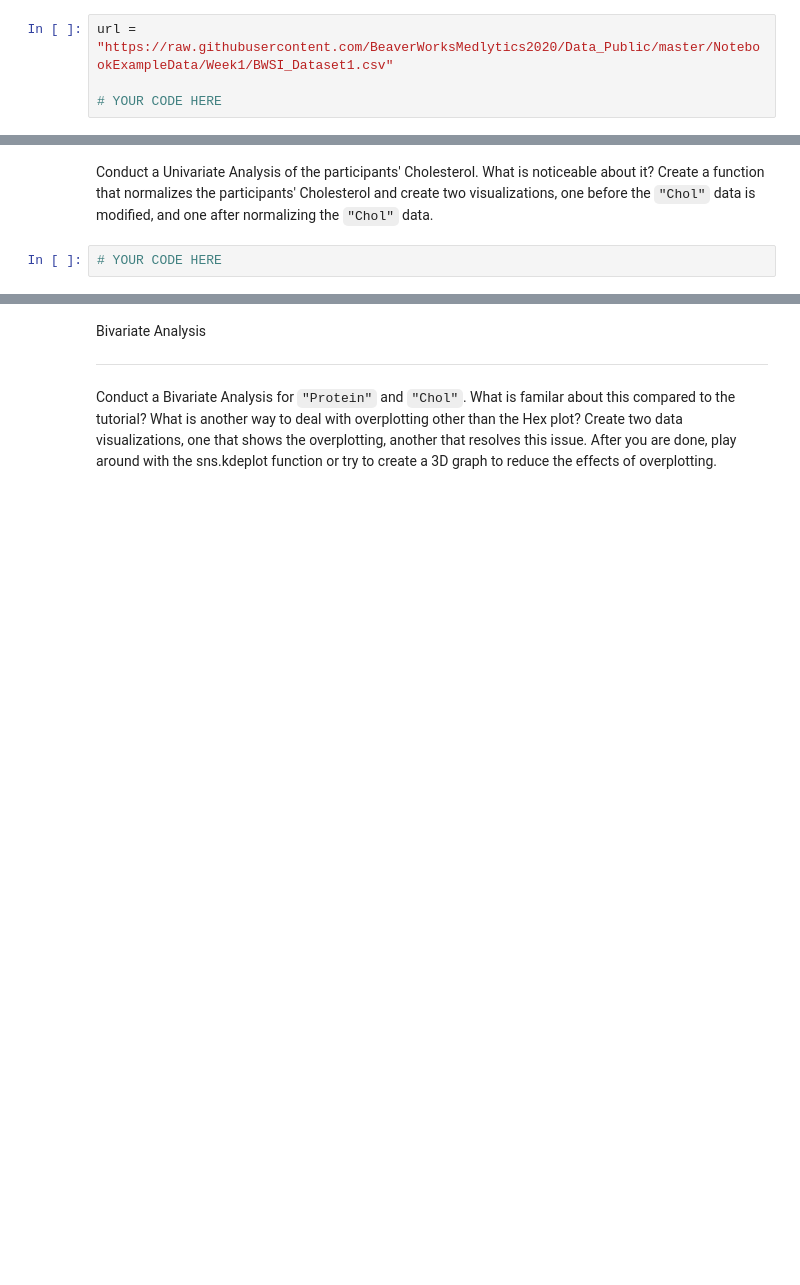
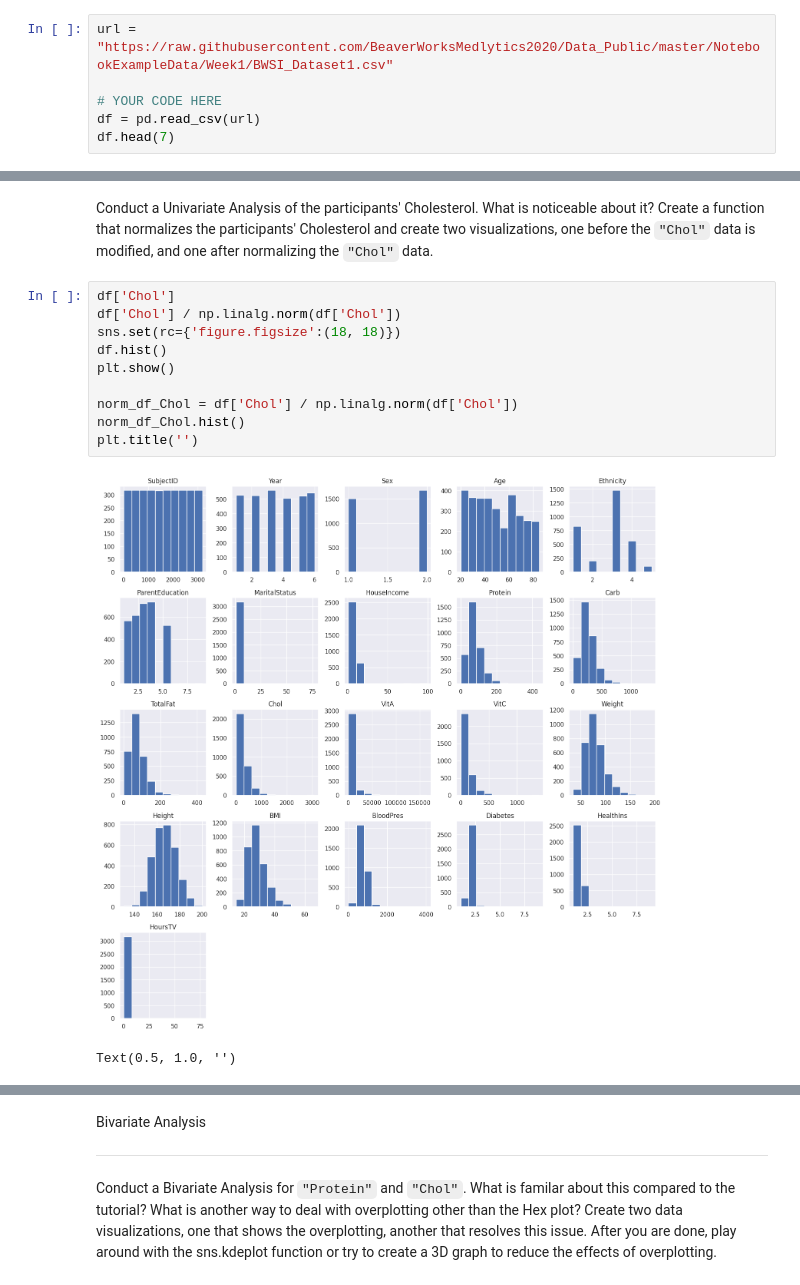
Before and after one commit to mastertar/Medlytics2023-Week1, a Jupyter notebook: deepnote/Week_1/Medlytics2023-Week1-03_Matplotlib-Matplotlib_Exercises.ipynb, the cells around one changed output, grey strips where cells are left out. Saved outputs shown, nothing was run; the diff lists cells and outputs as text; blank space fills up the shorter version.

```diff
--- a/deepnote/Week_1/Medlytics2023-Week1-03_Matplotlib-Matplotlib_Exercises.ipynb
+++ b/deepnote/Week_1/Medlytics2023-Week1-03_Matplotlib-Matplotlib_Exercises.ipynb
@@ -37,3 +67,5 @@ Read the csv file into a dataframe and print the first 7 rows
 url = "https://raw.githubusercontent.com/BeaverWorksMedlytics2020/Data_Public/master/NotebookExampleData/Week1/BWSI_Dataset1.csv"
 
 # YOUR CODE HERE
+df = pd.read_csv(url)
+df.head(7)
@@ -40,4 +82,15 @@ url = "https://raw.githubusercontent.com/BeaverWorksMedlytics2020/Data_Public/ma
 # %% [markdown]
 Conduct a Univariate Analysis of the participants' Cholesterol. What is noticeable about it? Create a function that normalizes the participants' Cholesterol and create two visualizations, one before the `"Chol"` data is modified, and one after normalizing the `"Chol"` data.
-# %%
-# YOUR CODE HERE
+# %%
+df['Chol']
+df['Chol'] / np.linalg.norm(df['Chol'])
+sns.set(rc={'figure.figsize':(18, 18)})
+df.hist()
+plt.show()
+
+norm_df_Chol = df['Chol'] / np.linalg.norm(df['Chol'])
+norm_df_Chol.hist()
+plt.title('')
+# %% [output]
+[figure, added]
+Text(0.5, 1.0, '')
```
Also changed, not shown: parts of 16 cells of this notebook, 2 other files.
